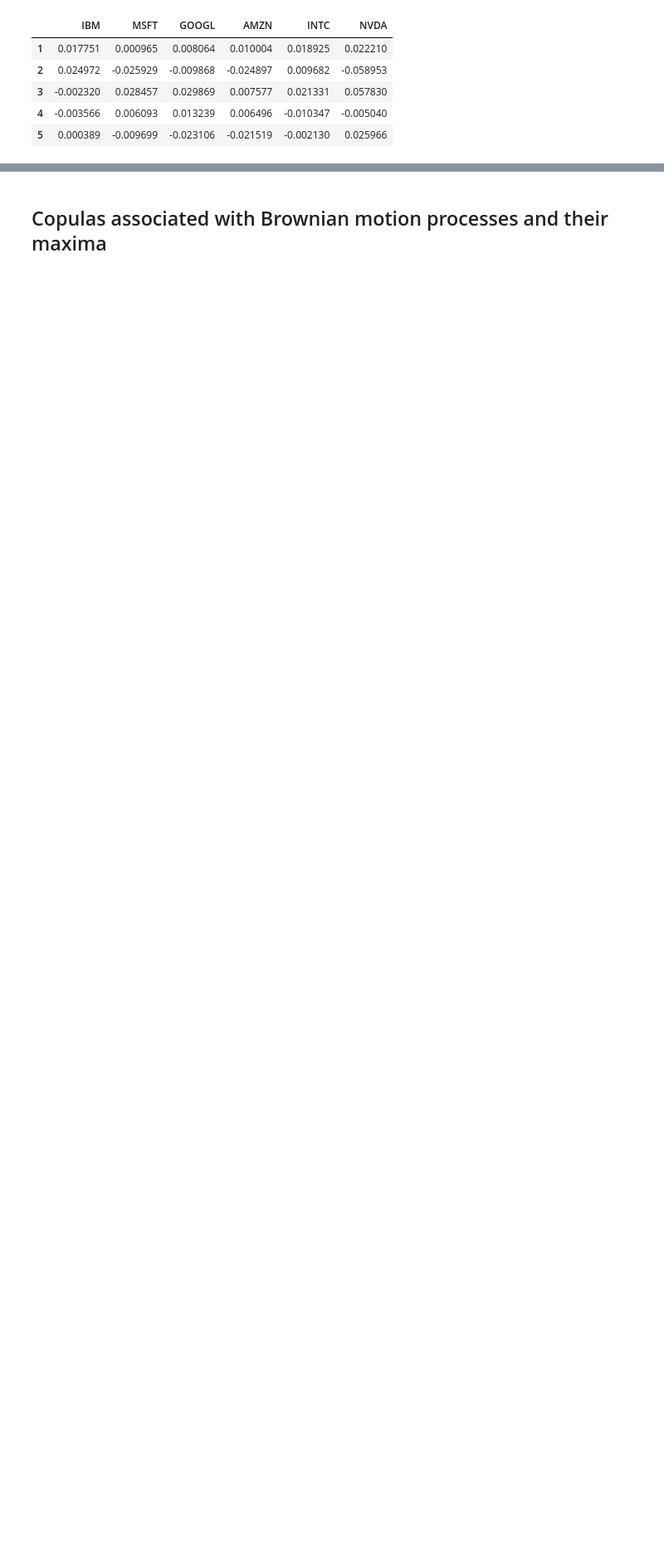
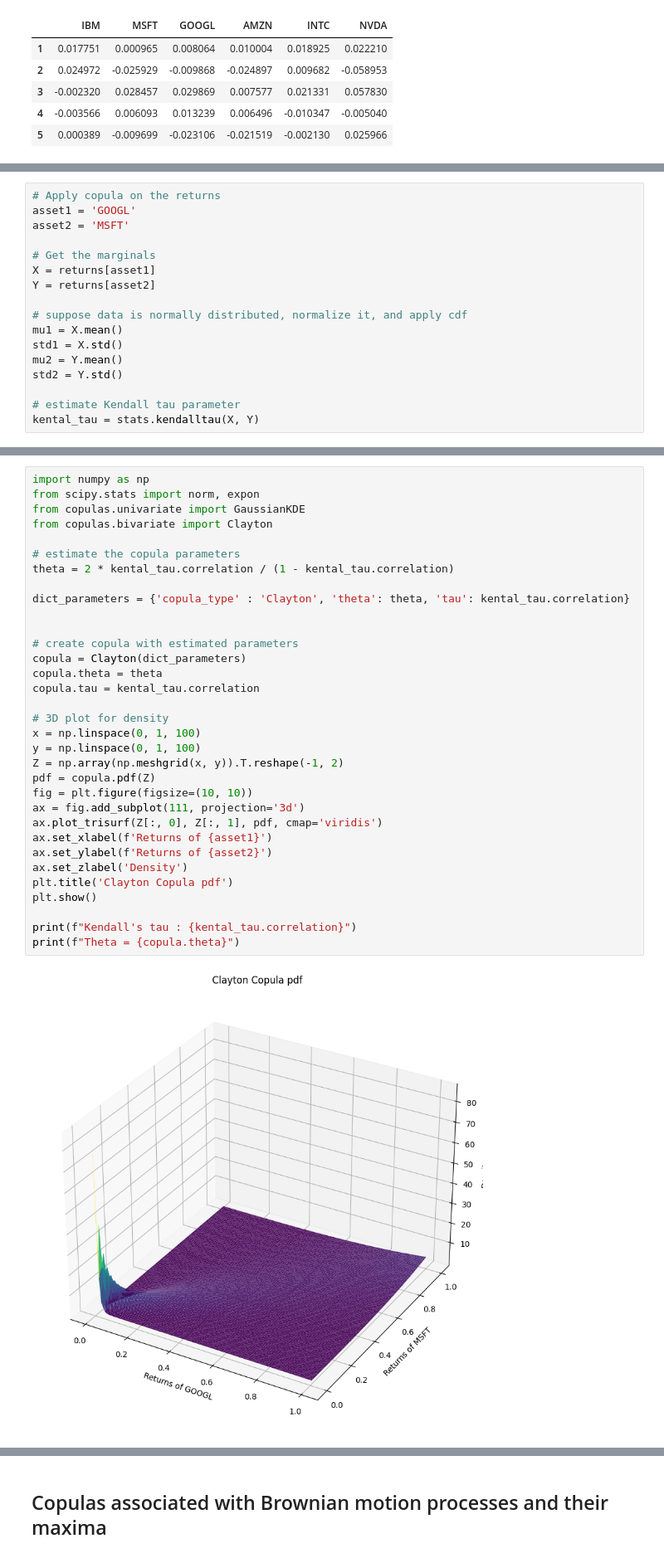
Before and after one commit to mathias-grau/MAP565, a Jupyter notebook: copules.ipynb, the cells around one changed output, grey strips where cells are left out. Shown at 83% size. Drawn from its saved outputs; the diff is of its cells as text; blank space fills up the shorter version.

```diff
--- a/copules.ipynb
+++ b/copules.ipynb
@@ -183,0 +284,17 @@ divide by zero encountered in divide
+# %%
+# Apply copula on the returns
+asset1 = 'GOOGL'
+asset2 = 'MSFT'
+
+# Get the marginals
+X = returns[asset1]
+Y = returns[asset2]
+
+# suppose data is normally distributed, normalize it, and apply cdf
+mu1 = X.mean()
+std1 = X.std()
+mu2 = Y.mean()
+std2 = Y.std()
+
+# estimate Kendall tau parameter
+kental_tau = stats.kendalltau(X, Y)
@@ -183,0 +303,35 @@ divide by zero encountered in divide
+# %%
+import numpy as np
+from scipy.stats import norm, expon
+from copulas.univariate import GaussianKDE
+from copulas.bivariate import Clayton
+
+# estimate the copula parameters
+theta = 2 * kental_tau.correlation / (1 - kental_tau.correlation)
+
+dict_parameters = {'copula_type' : 'Clayton', 'theta': theta, 'tau': kental_tau.correlation}
+
+
+# create copula with estimated parameters
+copula = Clayton(dict_parameters)
+copula.theta = theta
+copula.tau = kental_tau.correlation
+
+# 3D plot for density
+x = np.linspace(0, 1, 100)
+y = np.linspace(0, 1, 100)
+Z = np.array(np.meshgrid(x, y)).T.reshape(-1, 2)
+pdf = copula.pdf(Z)
+fig = plt.figure(figsize=(10, 10))
+ax = fig.add_subplot(111, projection='3d')
+ax.plot_trisurf(Z[:, 0], Z[:, 1], pdf, cmap='viridis')
+ax.set_xlabel(f'Returns of {asset1}')
+ax.set_ylabel(f'Returns of {asset2}')
+ax.set_zlabel('Density')
+plt.title('Clayton Copula pdf')
+plt.show()
+
+print(f"Kendall's tau : {kental_tau.correlation}")
+print(f"Theta = {copula.theta}")
+# %% [output]
+[figure, added]
```
Also changed, not shown: parts of 35 cells of this notebook, 6 other files.
